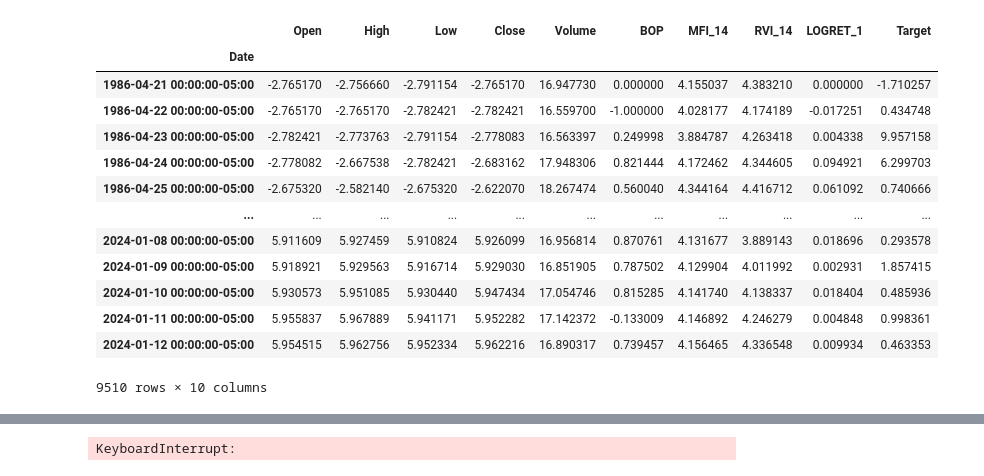
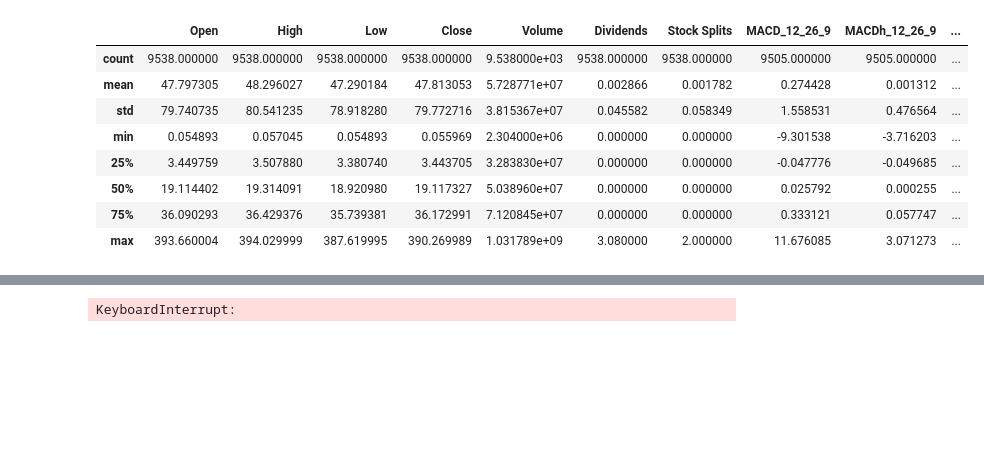
Before and after one commit to hkbu-kennycheng/comp7065, a Jupyter notebook: lab5.ipynb, the cells around one changed output, grey strips where cells are left out. Drawn from its saved outputs; the diff is of its cells as text; code cells hidden in the pictures; blank space fills up the shorter version.

```diff
--- a/lab5.ipynb
+++ b/lab5.ipynb
@@ -126,20 +42,32 @@ for c in ['Open', 'High', 'Low', 'Close', 'Volume', 'MFI_14', 'RVI_14']:
-# %%
-# df['Target'] = df['Close'].shift(-1) - df['Open'].shift(-1)
-
-df.dropna(inplace=True)
-df
-# %% [output]
-|  | Open | High | Low | Close | Volume | BOP | MFI_14 | RVI_14 | LOGRET_1 | Target |
-| Date |  |  |  |  |  |  |  |  |  |  |
-| 1986-04-21 00:00:00-05:00 | -2.765170 | -2.756660 | -2.791154 | -2.765170 | 16.947730 | 0.000000 | 4.155037 | 4.383210 | 0.000000 | -1.710257 |
-| 1986-04-22 00:00:00-05:00 | -2.765170 | -2.765170 | -2.782421 | -2.782421 | 16.559700 | -1.000000 | 4.028177 | 4.174189 | -0.017251 | 0.434748 |
-| 1986-04-23 00:00:00-05:00 | -2.782421 | -2.773763 | -2.791154 | -2.778083 | 16.563397 | 0.249998 | 3.884787 | 4.263418 | 0.004338 | 9.957158 |
-| 1986-04-24 00:00:00-05:00 | -2.778082 | -2.667538 | -2.782421 | -2.683162 | 17.948306 | 0.821444 | 4.172462 | 4.344605 | 0.094921 | 6.299703 |
-| 1986-04-25 00:00:00-05:00 | -2.675320 | -2.582140 | -2.675320 | -2.622070 | 18.267474 | 0.560040 | 4.344164 | 4.416712 | 0.061092 | 0.740666 |
-| ... | ... | ... | ... | ... | ... | ... | ... | ... | ... | ... |
-| 2024-01-08 00:00:00-05:00 | 5.911609 | 5.927459 | 5.910824 | 5.926099 | 16.956814 | 0.870761 | 4.131677 | 3.889143 | 0.018696 | 0.293578 |
-| 2024-01-09 00:00:00-05:00 | 5.918921 | 5.929563 | 5.916714 | 5.929030 | 16.851905 | 0.787502 | 4.129904 | 4.011992 | 0.002931 | 1.857415 |
-| 2024-01-10 00:00:00-05:00 | 5.930573 | 5.951085 | 5.930440 | 5.947434 | 17.054746 | 0.815285 | 4.141740 | 4.138337 | 0.018404 | 0.485936 |
-| 2024-01-11 00:00:00-05:00 | 5.955837 | 5.967889 | 5.941171 | 5.952282 | 17.142372 | -0.133009 | 4.146892 | 4.246279 | 0.004848 | 0.998361 |
-| 2024-01-12 00:00:00-05:00 | 5.954515 | 5.962756 | 5.952334 | 5.962216 | 16.890317 | 0.739457 | 4.156465 | 4.336548 | 0.009934 | 0.463353 |
-9510 rows × 10 columns
+# %%
+# Create your own Custom Strategy
+CustomStrategy = ta.Strategy(
+    name="My Custom Strategy",
+    ta=[
+        {"kind": "macd"},
+        {"kind": "bbands"},
+        {"kind": "adx"},
+        {"kind": "atr"},
+        {"kind": "t3"},
+        {"kind": "mfi"},
+        {"kind": "obv"},
+        {"kind": "log_return"},
+        {"kind": "zscore"},
+    ]
+)
+# To run your "Custom Strategy"
+df.ta.strategy(CustomStrategy)
+# df.ta.strategy(exclude=['mcgd'])
+
+pd.options.display.max_columns = df.shape[1]
+df.describe(include='all')
+# %% [output]
+|  | Open | High | Low | Close | Volume | Dividends | Stock Splits | MACD_12_26_9 | MACDh_12_26_9 | ... |
+| count | 9538.000000 | 9538.000000 | 9538.000000 | 9538.000000 | 9.538000e+03 | 9538.000000 | 9538.000000 | 9505.000000 | 9505.000000 | ... |
+| mean | 47.797305 | 48.296027 | 47.290184 | 47.813053 | 5.728771e+07 | 0.002866 | 0.001782 | 0.274428 | 0.001312 | ... |
+| std | 79.740735 | 80.541235 | 78.918280 | 79.772716 | 3.815367e+07 | 0.045582 | 0.058349 | 1.558531 | 0.476564 | ... |
+| min | 0.054893 | 0.057045 | 0.054893 | 0.055969 | 2.304000e+06 | 0.000000 | 0.000000 | -9.301538 | -3.716203 | ... |
+| 25% | 3.449759 | 3.507880 | 3.380740 | 3.443705 | 3.283830e+07 | 0.000000 | 0.000000 | -0.047776 | -0.049685 | ... |
+| 50% | 19.114402 | 19.314091 | 18.920980 | 19.117327 | 5.038960e+07 | 0.000000 | 0.000000 | 0.025792 | 0.000255 | ... |
+| 75% | 36.090293 | 36.429376 | 35.739381 | 36.172991 | 7.120845e+07 | 0.000000 | 0.000000 | 0.333121 | 0.057747 | ... |
+| max | 393.660004 | 394.029999 | 387.619995 | 390.269989 | 1.031789e+09 | 3.080000 | 2.000000 | 11.676085 | 3.071273 | ... |
```
Also changed, not shown: parts of 17 cells of this notebook, 1 other file.
